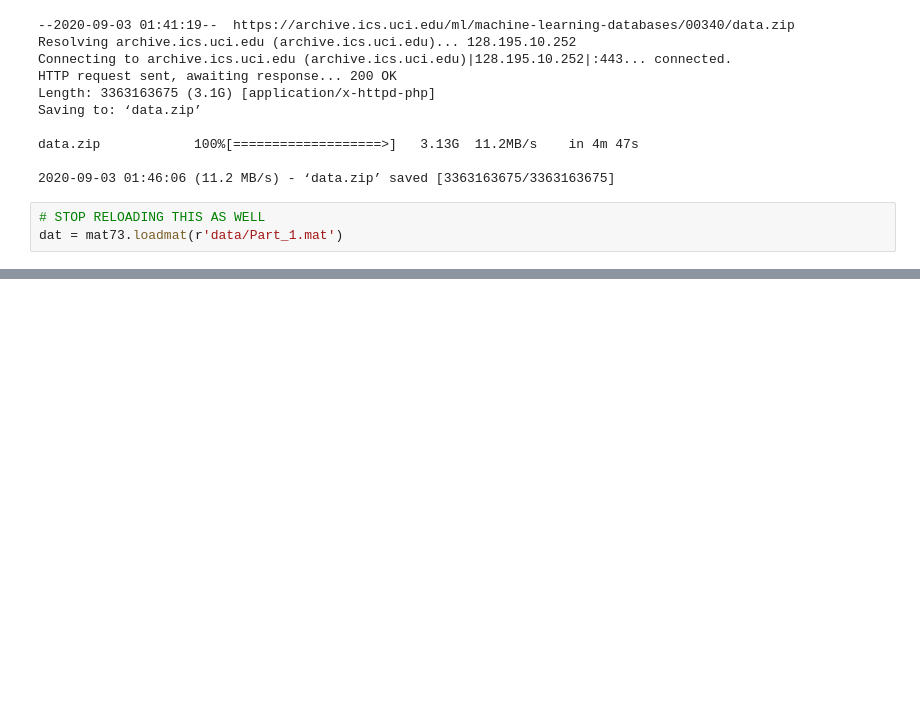
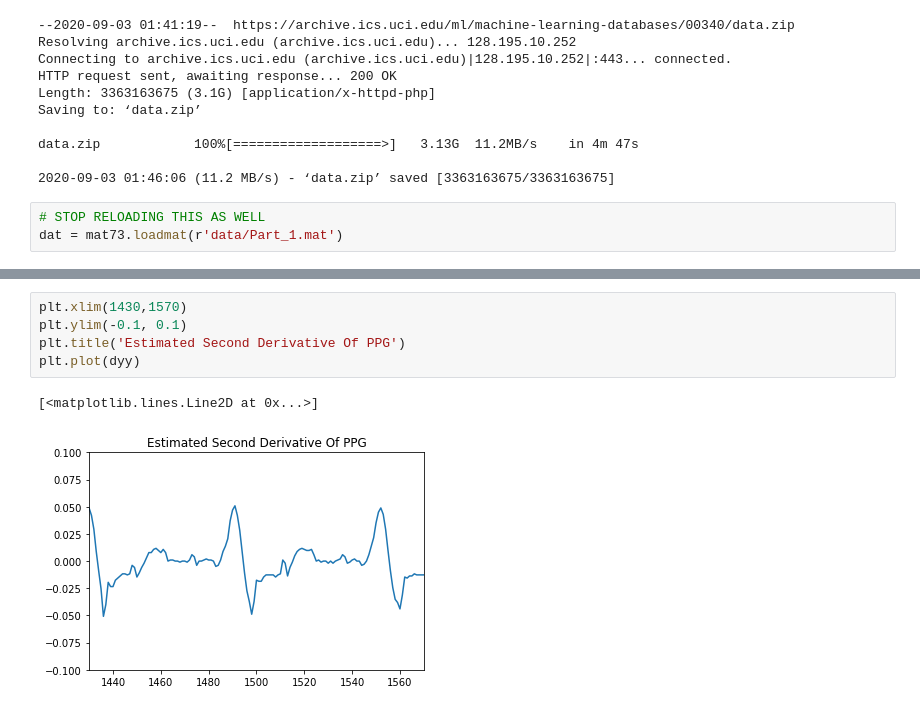
Before and after one commit to jsugijoto/ContinuousBPwPPG, a Jupyter notebook: feature_extraction.ipynb, the cells around one changed output, grey strips where cells are left out. Cells and saved outputs as stored; diff of their text form; blank space fills up the shorter version.

```diff
--- a/feature_extraction.ipynb
+++ b/feature_extraction.ipynb
@@ -165,0 +215,8 @@ plt.plot(ppg)
+# %%
+plt.xlim(1430,1570)
+plt.ylim(-0.1, 0.1)
+plt.title('Estimated Second Derivative Of PPG')
+plt.plot(dyy)
+# %% [output]
+[<matplotlib.lines.Line2D at 0x...>]
+[figure, added]
```
Also changed, not shown: parts of 22 cells of this notebook.
